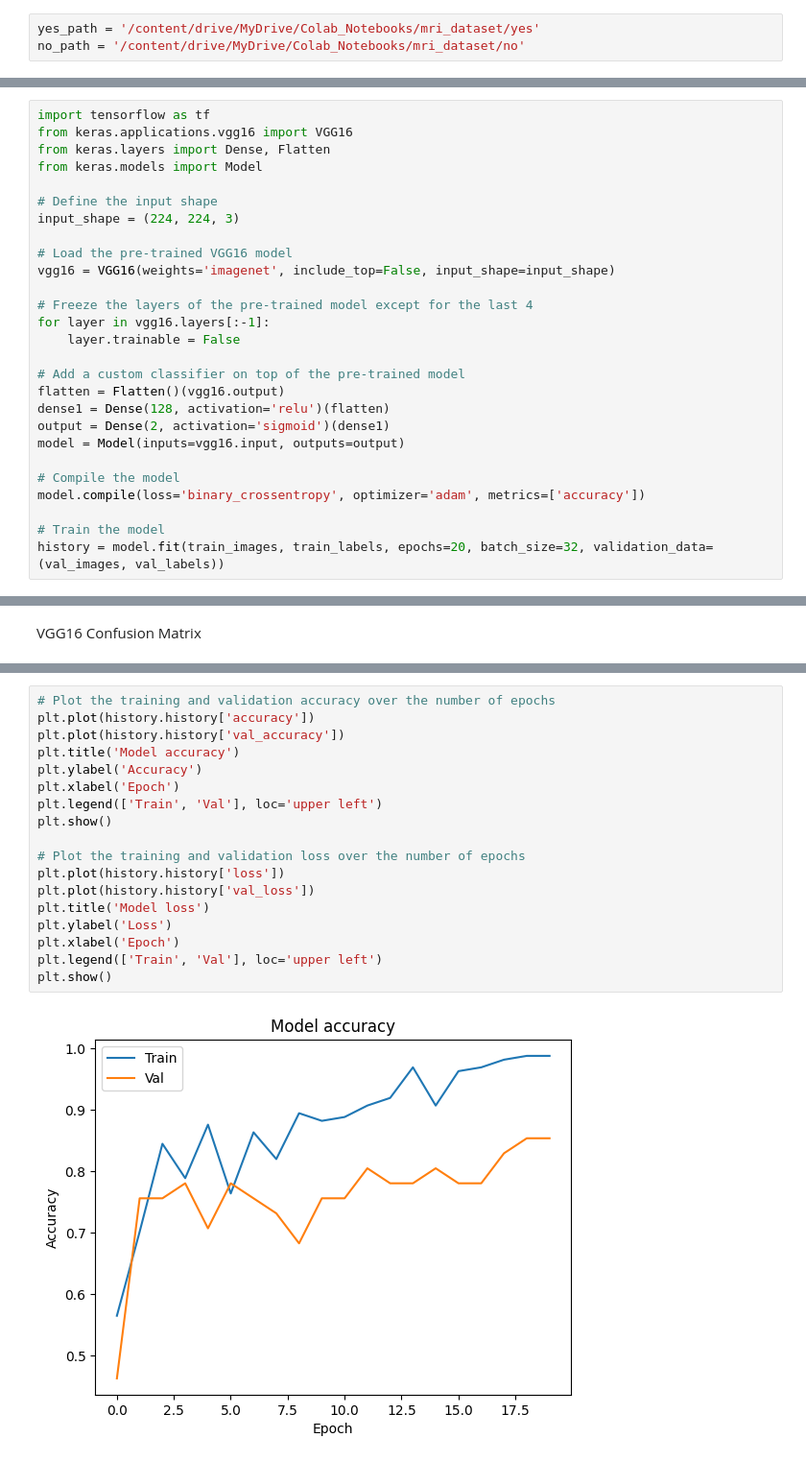
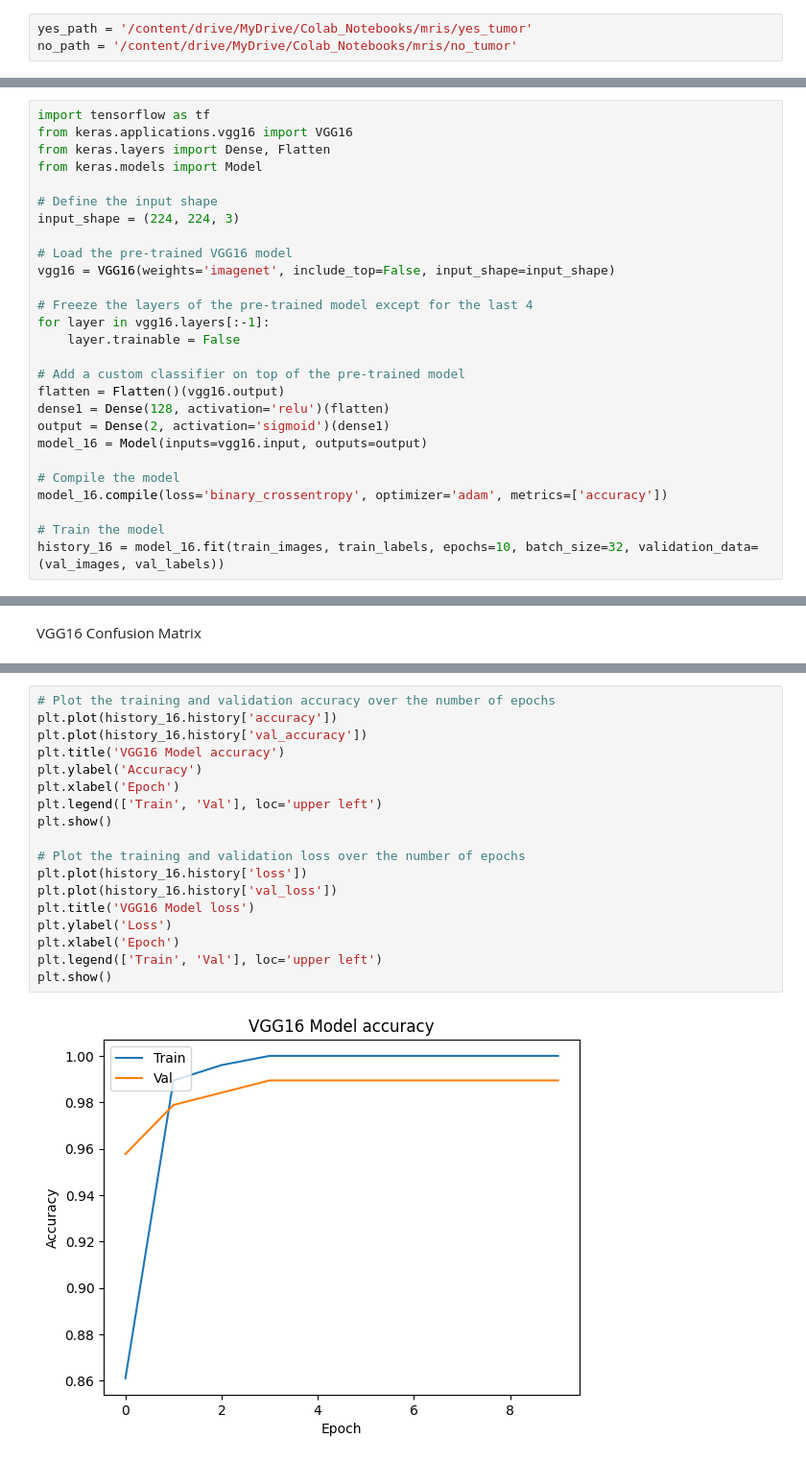
Before and after one commit to patel-krishna/comp478, a Jupyter notebook: VGG16.ipynb, the cells around one changed output, grey strips where cells are left out. Shown: that part at 96% size. Drawn from its saved outputs; the diff is of its cells as text.

```diff
--- a/VGG16.ipynb
+++ b/VGG16.ipynb
@@ -45,8 +45,8 @@ folder_path = "/content/drive/MyDrive/Colab_Notebooks/mri_dataset";
 # %% [output]
 Mounted at /content/drive
 # %%
-yes_path = '/content/drive/MyDrive/Colab_Notebooks/mri_dataset/yes'
-no_path = '/content/drive/MyDrive/Colab_Notebooks/mri_dataset/no'
+yes_path = '/content/drive/MyDrive/Colab_Notebooks/mris/yes_tumor'
+no_path = '/content/drive/MyDrive/Colab_Notebooks/mris/no_tumor'
 # %% [markdown]
 Import data from drive into lists with the appropriate labels
 # %%
@@ -182,11 +213,11 @@ for layer in vgg16.layers[:-1]:
 flatten = Flatten()(vgg16.output)
 dense1 = Dense(128, activation='relu')(flatten)
 output = Dense(2, activation='sigmoid')(dense1)
-model = Model(inputs=vgg16.input, outputs=output)
+model_16 = Model(inputs=vgg16.input, outputs=output)
 
 # Compile the model
-model.compile(loss='binary_crossentropy', optimizer='adam', metrics=['accuracy'])
+model_16.compile(loss='binary_crossentropy', optimizer='adam', metrics=['accuracy'])
 
 # Train the model
-history = model.fit(train_images, train_labels, epochs=20, batch_size=32, validation_data=(val_images, val_labels))
+history_16 = model_16.fit(train_images, train_labels, epochs=10, batch_size=32, validation_data=(val_images, val_labels))
 # %% [output]
@@ -281,20 +315,20 @@ weighted avg       0.89      0.86      0.86        51
 # %%
 # Plot the training and validation accuracy over the number of epochs
-plt.plot(history.history['accuracy'])
-plt.plot(history.history['val_accuracy'])
-plt.title('Model accuracy')
+plt.plot(history_16.history['accuracy'])
+plt.plot(history_16.history['val_accuracy'])
+plt.title('VGG16 Model accuracy')
 plt.ylabel('Accuracy')
 plt.xlabel('Epoch')
 plt.legend(['Train', 'Val'], loc='upper left')
 plt.show()
 
 # Plot the training and validation loss over the number of epochs
-plt.plot(history.history['loss'])
-plt.plot(history.history['val_loss'])
-plt.title('Model loss')
+plt.plot(history_16.history['loss'])
+plt.plot(history_16.history['val_loss'])
+plt.title('VGG16 Model loss')
 plt.ylabel('Loss')
 plt.xlabel('Epoch')
 plt.legend(['Train', 'Val'], loc='upper left')
 plt.show()
 # %% [output]
-[figure, old version]
+[figure, new version]
```
Also changed, not shown: parts of 10 cells of this notebook.
